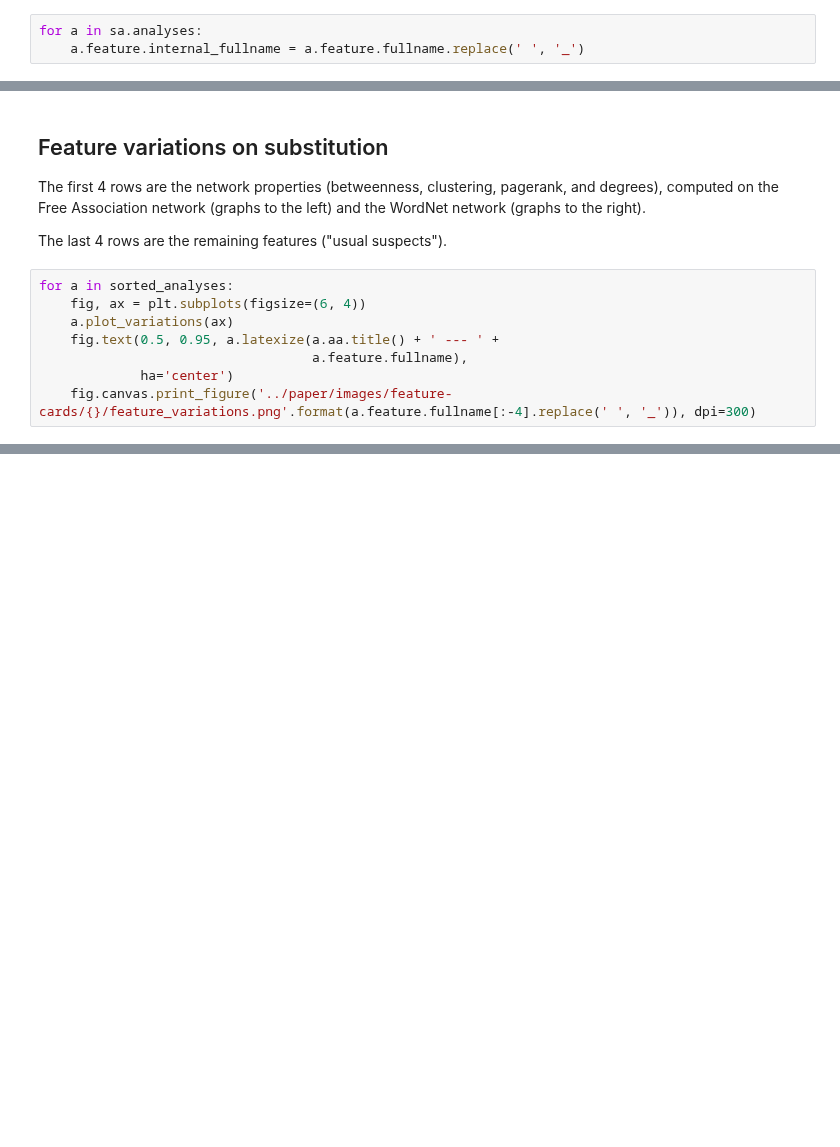
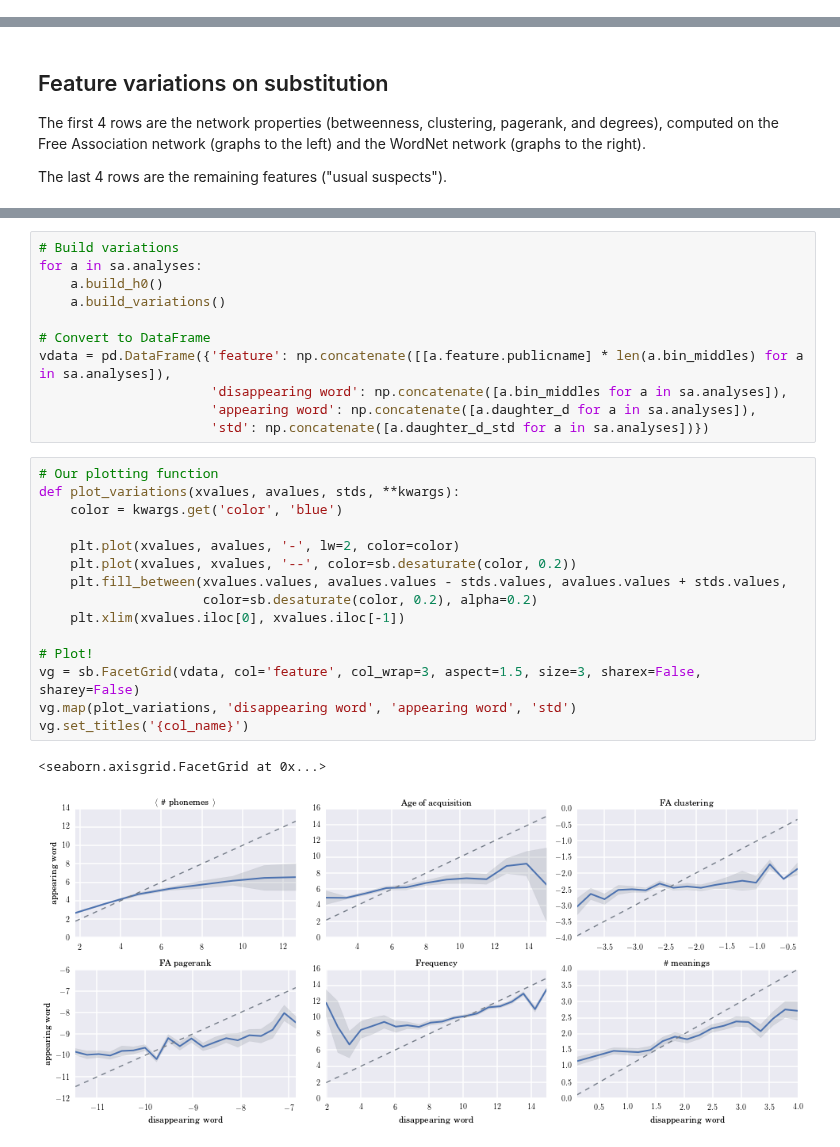
Before and after one commit to wehlutyk/brainscopypaste, a Jupyter notebook: paper_feature_variations.ipynb, the cells around one changed output, grey strips where cells are left out. Saved outputs shown, nothing was run; the diff lists cells and outputs as text; blank space fills up the shorter version.

```diff
--- a/paper_feature_variations.ipynb
+++ b/paper_feature_variations.ipynb
@@ -59,3 +94,0 @@ for a in sa.analyses:
-# %%
-for a in sa.analyses:
-    a.feature.internal_fullname = a.feature.fullname.replace(' ', '_')
@@ -90,11 +126,3 @@ g.map(plot_susceptibility, 'feature value', 'susceptibility')
 The first 4 rows are the network properties (betweenness, clustering, pagerank, and degrees), computed on the Free Association network (graphs to the left) and the WordNet network (graphs to the right).
 
 The last 4 rows are the remaining features ("usual suspects").
-# %%
-for a in sorted_analyses:
-    fig, ax = plt.subplots(figsize=(6, 4))
-    a.plot_variations(ax)
-    fig.text(0.5, 0.95, a.latexize(a.aa.title() + ' --- ' +
-                                   a.feature.fullname),
-             ha='center')
-    fig.canvas.print_figure('../paper/images/feature-cards/{}/feature_variations.png'.format(a.feature.fullname[:-4].replace(' ', '_')), dpi=300)
@@ -114,0 +129,29 @@ for a in sorted_analyses:
+# %%
+# Build variations
+for a in sa.analyses:
+    a.build_h0()
+    a.build_variations()
+
+# Convert to DataFrame
+vdata = pd.DataFrame({'feature': np.concatenate([[a.feature.publicname] * len(a.bin_middles) for a in sa.analyses]),
+                      'disappearing word': np.concatenate([a.bin_middles for a in sa.analyses]),
+                      'appearing word': np.concatenate([a.daughter_d for a in sa.analyses]),
+                      'std': np.concatenate([a.daughter_d_std for a in sa.analyses])})
+# %%
+# Our plotting function
+def plot_variations(xvalues, avalues, stds, **kwargs):
+    color = kwargs.get('color', 'blue')
+
+    plt.plot(xvalues, avalues, '-', lw=2, color=color)
+    plt.plot(xvalues, xvalues, '--', color=sb.desaturate(color, 0.2))
+    plt.fill_between(xvalues.values, avalues.values - stds.values, avalues.values + stds.values,
+                     color=sb.desaturate(color, 0.2), alpha=0.2)
+    plt.xlim(xvalues.iloc[0], xvalues.iloc[-1])
+
+# Plot!
+vg = sb.FacetGrid(vdata, col='feature', col_wrap=3, aspect=1.5, size=3, sharex=False, sharey=False)
+vg.map(plot_variations, 'disappearing word', 'appearing word', 'std')
+vg.set_titles('{col_name}')
+# %% [output]
+<seaborn.axisgrid.FacetGrid at 0x...>
+[figure, added]
```
Also changed, not shown: parts of 7 cells of this notebook.
